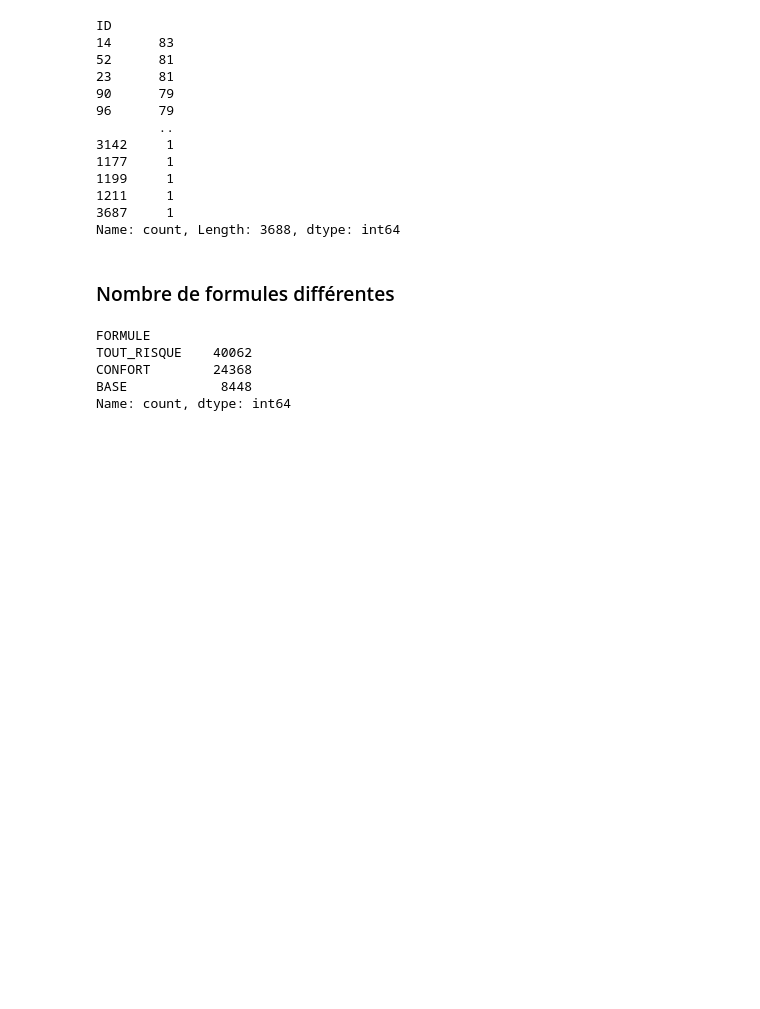
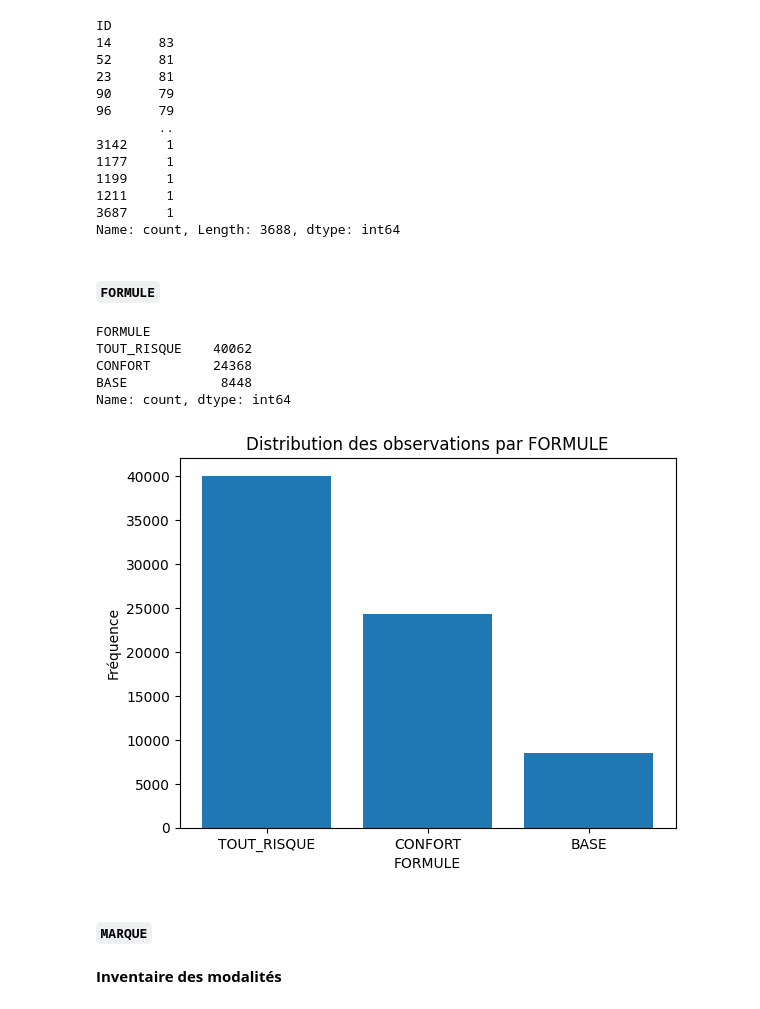
Before and after one commit to bkubeczka/actuariat, a Jupyter notebook: data_preparation.ipynb, the cells around one changed output. Cells and saved outputs as stored; diff of their text form; code cells hidden in the pictures; blank space fills up the shorter version.

```diff
--- a/data_preparation.ipynb
+++ b/data_preparation.ipynb
@@ -137,13 +1038,28 @@ ID
 1211     1
 3687     1
 Name: count, Length: 3688, dtype: int64
-# %% [markdown]
-### Nombre de formules différentes
+# %% [markdown]
+#### `FORMULE`
 # %%
-base_auto.FORMULE.value_counts()
+value_counts_FORMULE = base_auto.FORMULE.value_counts()
+value_counts_FORMULE
 # %% [output]
 FORMULE
 TOUT_RISQUE    40062
 CONFORT        24368
 BASE            8448
 Name: count, dtype: int64
+# %%
+plt.bar(value_counts_FORMULE.keys(), value_counts_FORMULE.values)
+
+plt.xlabel("FORMULE")
+plt.ylabel('Fréquence')
+plt.title('Distribution des observations par FORMULE')
+
+plt.show()
+# %% [output]
+[figure, added]
+# %% [markdown]
+#### `MARQUE`
+# %% [markdown]
+**Inventaire des modalités**
```
Also changed, not shown: parts of 236 cells of this notebook, 2 other files.
